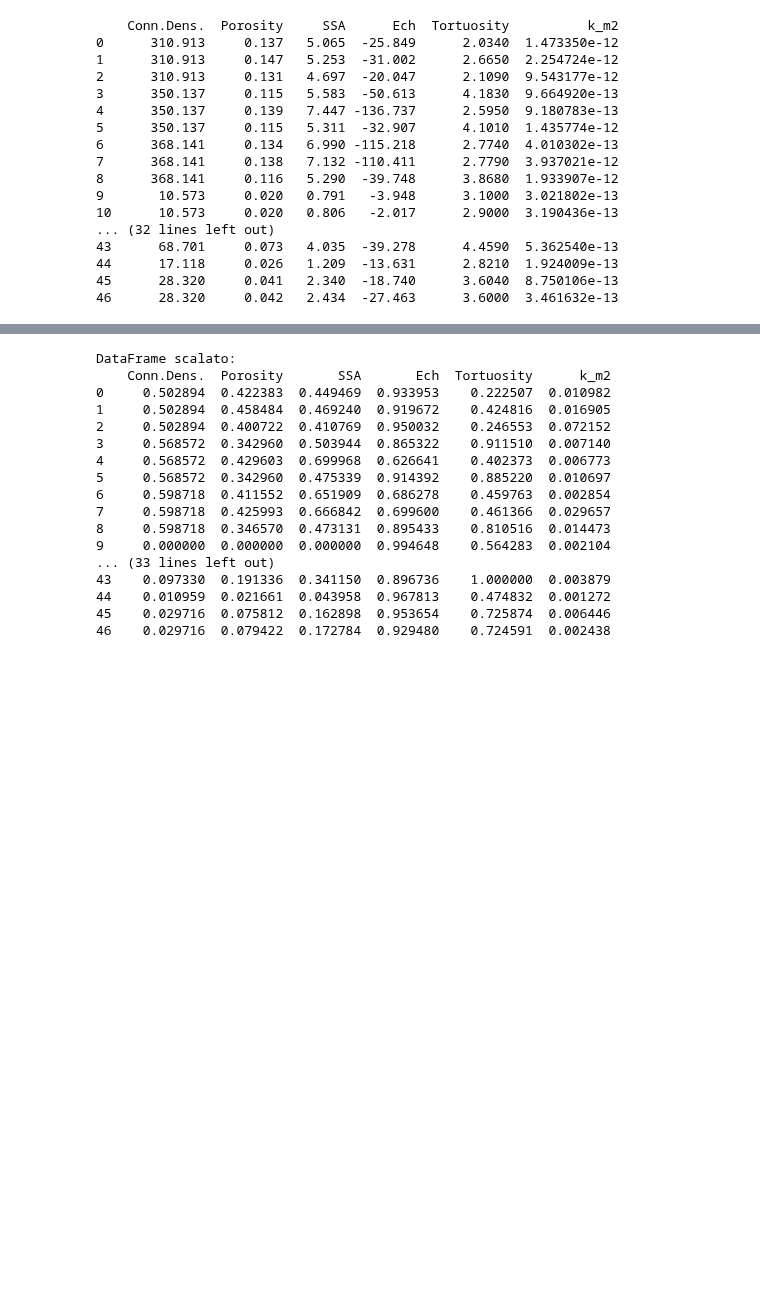
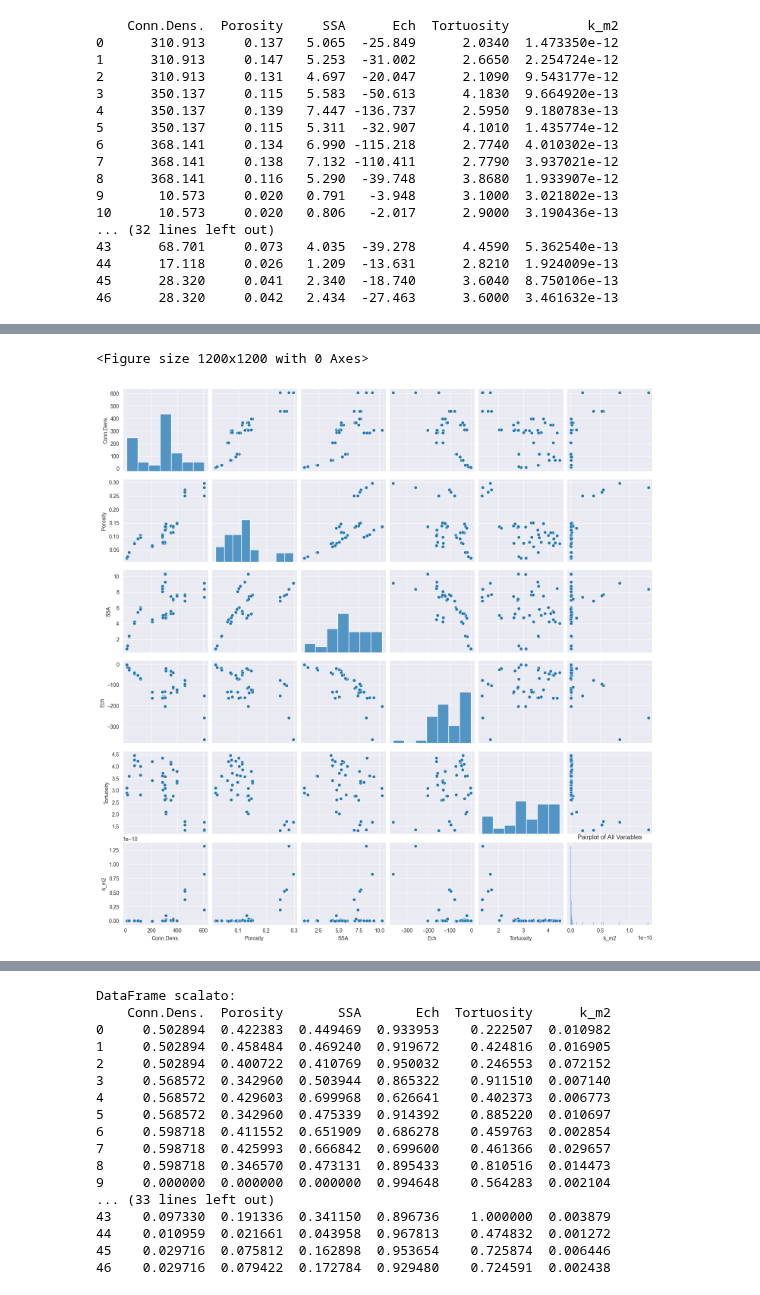
Before and after one commit to LorisMinetti/Permeability_Eval_AI, a Jupyter notebook: poker/Ech/Definitive.ipynb, the cells around one changed output, grey strips where cells are left out. Saved outputs shown, nothing was run; the diff lists cells and outputs as text; code cells hidden in the pictures; blank space fills up the shorter version.

```diff
--- a/poker/Ech/Definitive.ipynb
+++ b/poker/Ech/Definitive.ipynb
@@ -47,0 +94,10 @@ print(df)
+# %%
+# Pairplot delle variabili
+plt.figure(figsize=(12, 12))
+sns.pairplot(df)
+plt.title('Pairplot of All Variables')
+plt.savefig('pairplot_all_variables.png')  # Save the pairplot as an image file
+plt.show()
+# %% [output]
+<Figure size 1200x1200 with 0 Axes>
+[figure, added]
```
Also changed, not shown: parts of 15 cells of this notebook.
